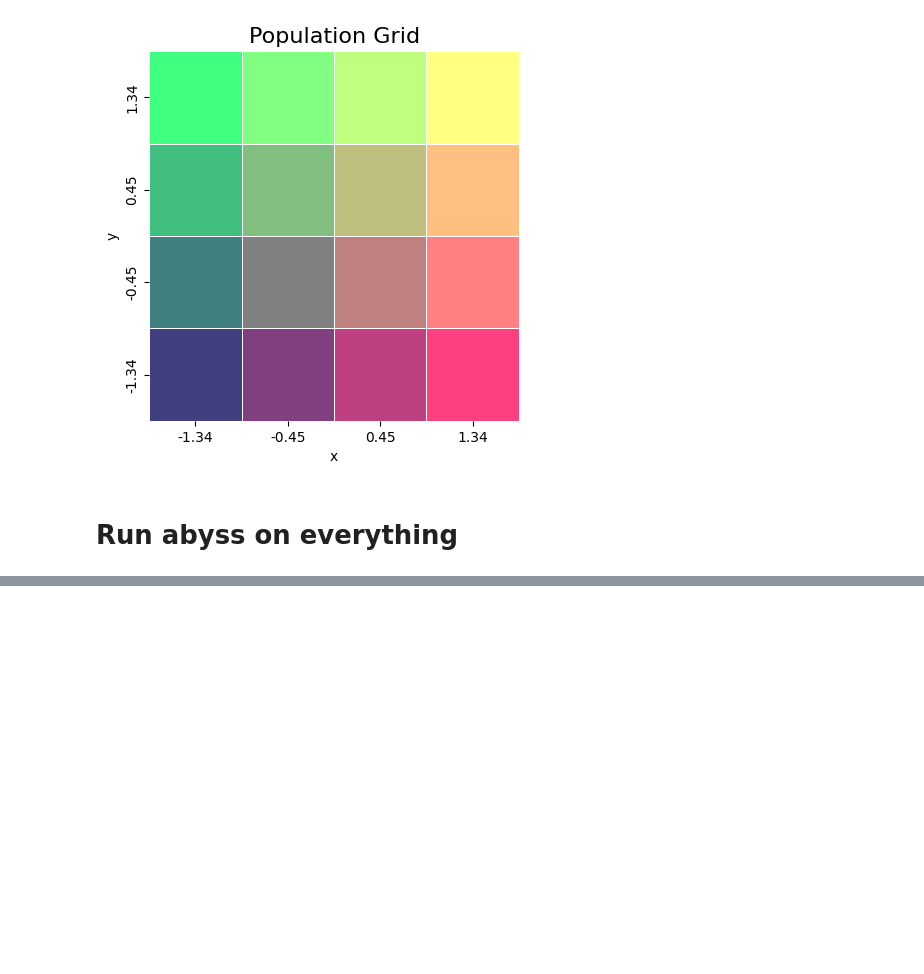
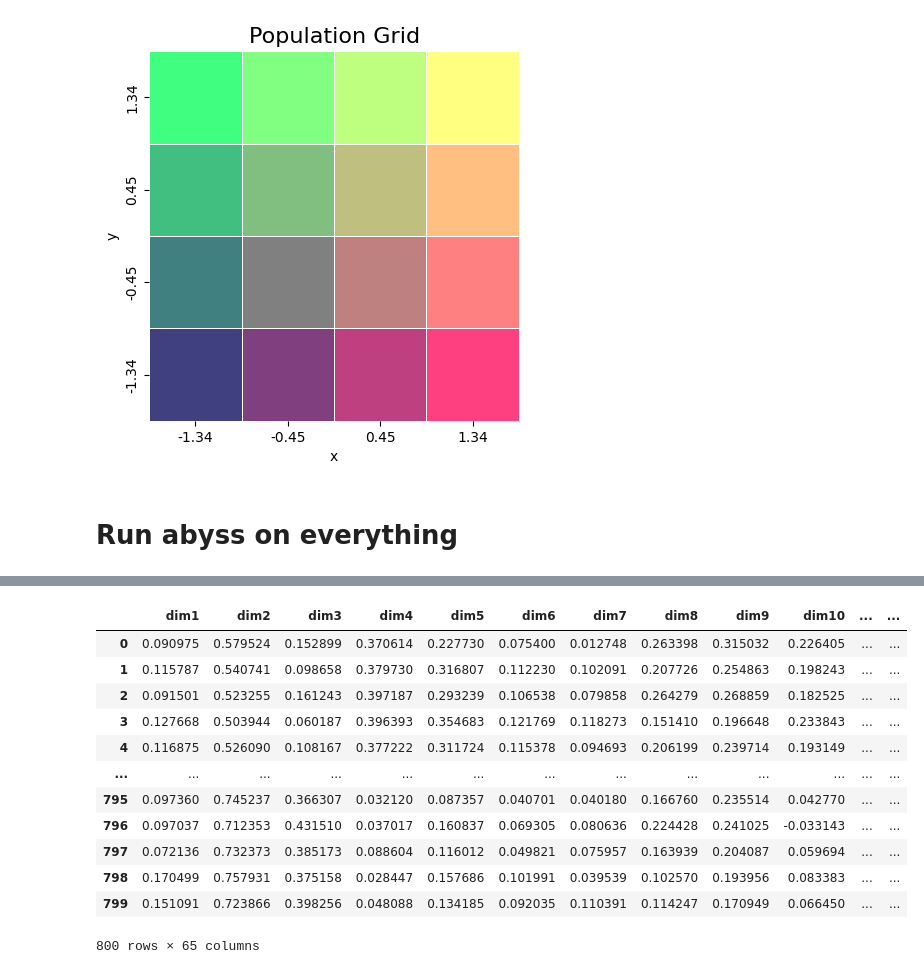
Before and after one commit to mat2m10/abyss_simulation, a Jupyter notebook: 06 Abyss lower dimensionnality.ipynb, the cells around one changed output, grey strips where cells are left out. Drawn from its saved outputs; the diff is of its cells as text; code cells hidden in the pictures; blank space fills up the shorter version.

```diff
--- a/06 Abyss lower dimensionnality.ipynb
+++ b/06 Abyss lower dimensionnality.ipynb
@@ -250,3 +260,19 @@ bottle['cluster'] = clf.labels_
+# %%
+bottle
+# %% [output]
+|  | dim1 | dim2 | dim3 | dim4 | dim5 | dim6 | dim7 | dim8 | dim9 | dim10 | ... | ... |
+| 0 | 0.090975 | 0.579524 | 0.152899 | 0.370614 | 0.227730 | 0.075400 | 0.012748 | 0.263398 | 0.315032 | 0.226405 | ... | ... |
+| 1 | 0.115787 | 0.540741 | 0.098658 | 0.379730 | 0.316807 | 0.112230 | 0.102091 | 0.207726 | 0.254863 | 0.198243 | ... | ... |
+| 2 | 0.091501 | 0.523255 | 0.161243 | 0.397187 | 0.293239 | 0.106538 | 0.079858 | 0.264279 | 0.268859 | 0.182525 | ... | ... |
+| 3 | 0.127668 | 0.503944 | 0.060187 | 0.396393 | 0.354683 | 0.121769 | 0.118273 | 0.151410 | 0.196648 | 0.233843 | ... | ... |
+| 4 | 0.116875 | 0.526090 | 0.108167 | 0.377222 | 0.311724 | 0.115378 | 0.094693 | 0.206199 | 0.239714 | 0.193149 | ... | ... |
+| ... | ... | ... | ... | ... | ... | ... | ... | ... | ... | ... | ... | ... |
+| 795 | 0.097360 | 0.745237 | 0.366307 | 0.032120 | 0.087357 | 0.040701 | 0.040180 | 0.166760 | 0.235514 | 0.042770 | ... | ... |
+| 796 | 0.097037 | 0.712353 | 0.431510 | 0.037017 | 0.160837 | 0.069305 | 0.080636 | 0.224428 | 0.241025 | -0.033143 | ... | ... |
+| 797 | 0.072136 | 0.732373 | 0.385173 | 0.088604 | 0.116012 | 0.049821 | 0.075957 | 0.163939 | 0.204087 | 0.059694 | ... | ... |
+| 798 | 0.170499 | 0.757931 | 0.375158 | 0.028447 | 0.157686 | 0.101991 | 0.039539 | 0.102570 | 0.193956 | 0.083383 | ... | ... |
+| 799 | 0.151091 | 0.723866 | 0.398256 | 0.048088 | 0.134185 | 0.092035 | 0.110391 | 0.114247 | 0.170949 | 0.066450 | ... | ... |
+800 rows × 65 columns
 # %%
 bottle_2dim['cluster'] = bottle['cluster']
 # %%
```
Also changed, not shown: parts of 12 cells of this notebook, 7 other files.
